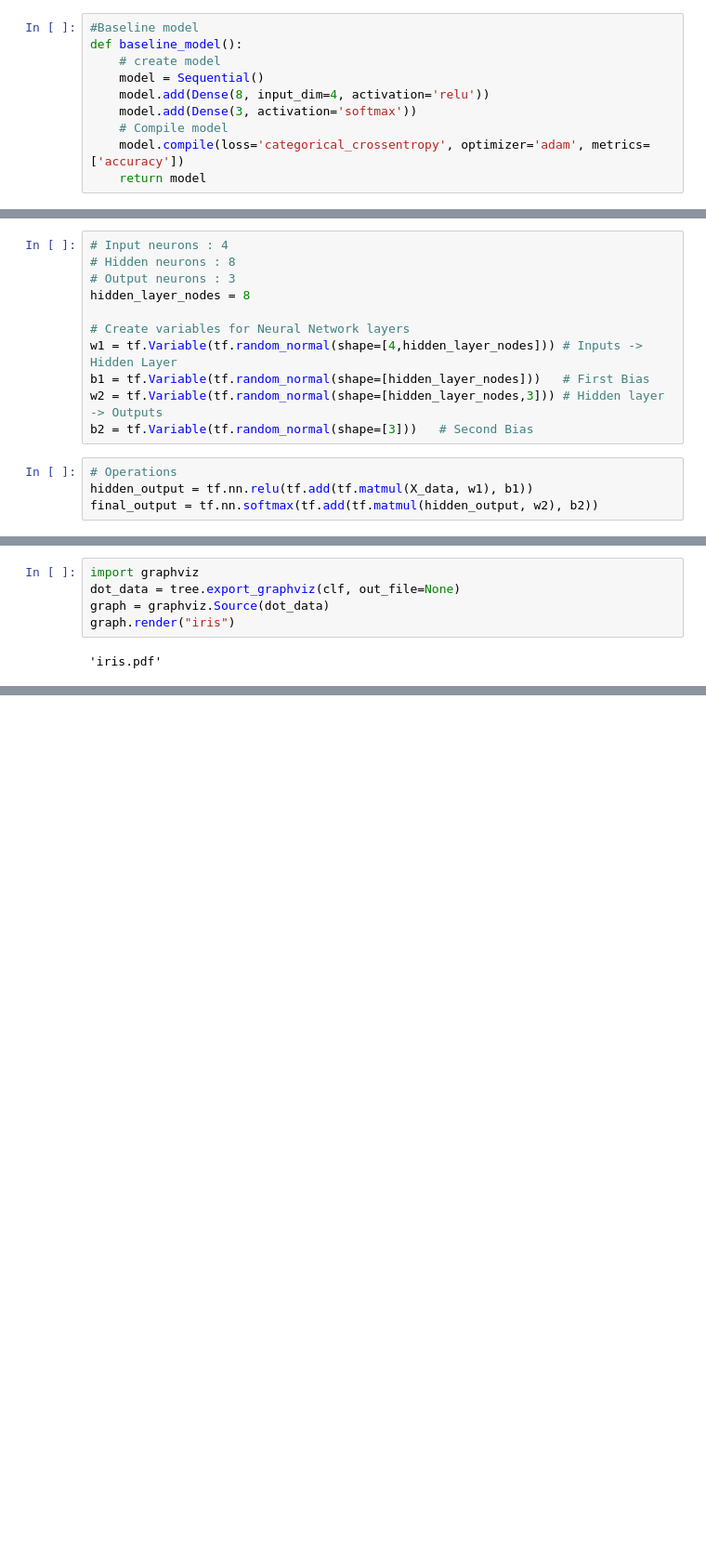
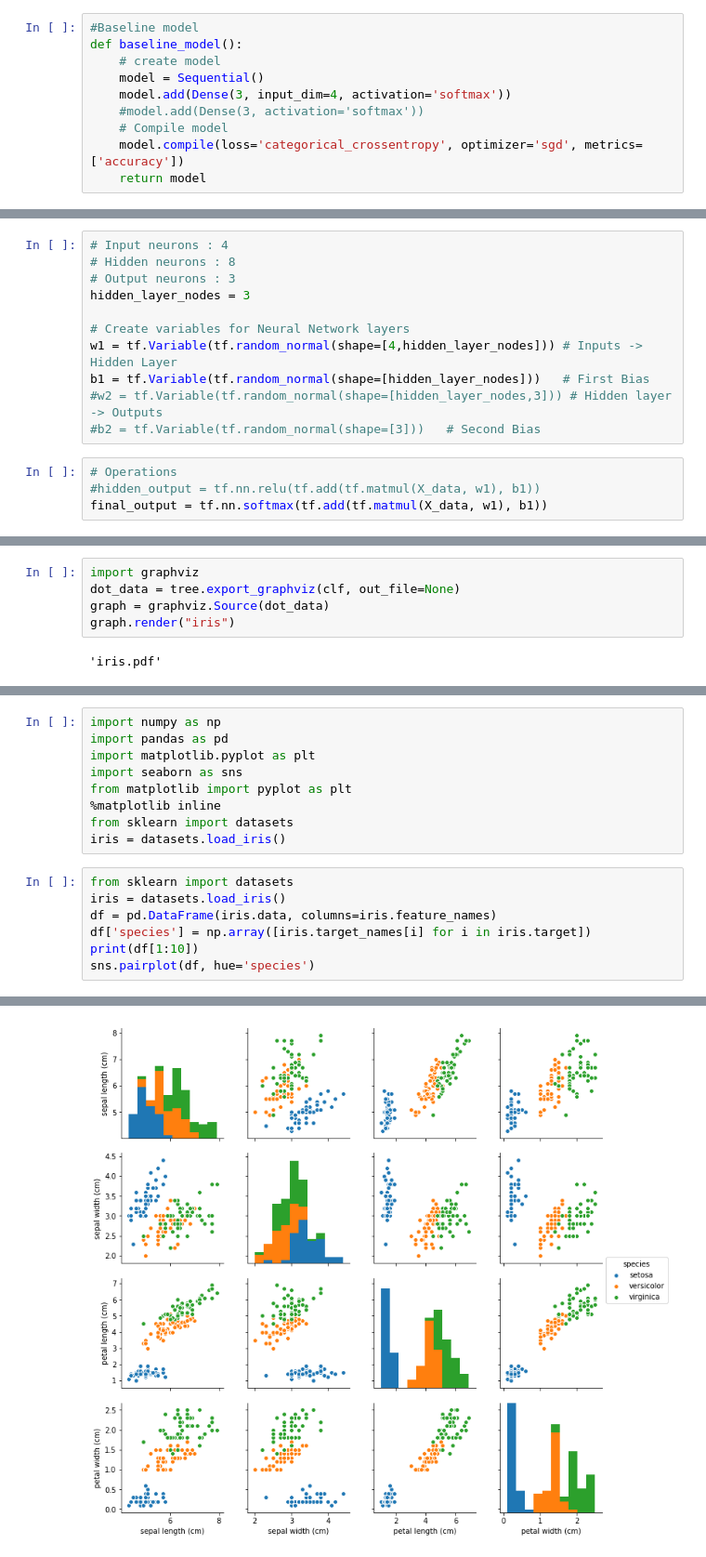
Before and after one commit to meethariprasad/research_works, a Jupyter notebook: datascience/Data Science Class.ipynb, the cells around one changed output, grey strips where cells are left out. Shown at 93% size. Cells and saved outputs as stored; diff of their text form; blank space fills up the shorter version.

```diff
--- a/datascience/Data Science Class.ipynb
+++ b/datascience/Data Science Class.ipynb
@@ -316,10 +337,10 @@ X.shape[1],Y.shape[1]
 def baseline_model():
     # create model
     model = Sequential()
-    model.add(Dense(8, input_dim=4, activation='relu'))
-    model.add(Dense(3, activation='softmax'))
+    model.add(Dense(3, input_dim=4, activation='softmax'))
+    #model.add(Dense(3, activation='softmax'))
     # Compile model
-    model.compile(loss='categorical_crossentropy', optimizer='adam', metrics=['accuracy'])
+    model.compile(loss='categorical_crossentropy', optimizer='sgd', metrics=['accuracy'])
     return model
 # %%
 model=baseline_model()
@@ -431,17 +450,17 @@ y_target = tf.placeholder(shape=[None, 3], dtype=tf.float32)
 # Input neurons : 4
 # Hidden neurons : 8
 # Output neurons : 3
-hidden_layer_nodes = 8
+hidden_layer_nodes = 3
 
 # Create variables for Neural Network layers
 w1 = tf.Variable(tf.random_normal(shape=[4,hidden_layer_nodes])) # Inputs -> Hidden Layer
 b1 = tf.Variable(tf.random_normal(shape=[hidden_layer_nodes]))   # First Bias
-w2 = tf.Variable(tf.random_normal(shape=[hidden_layer_nodes,3])) # Hidden layer -> Outputs
-b2 = tf.Variable(tf.random_normal(shape=[3]))   # Second Bias
+#w2 = tf.Variable(tf.random_normal(shape=[hidden_layer_nodes,3])) # Hidden layer -> Outputs
+#b2 = tf.Variable(tf.random_normal(shape=[3]))   # Second Bias
 # %%
 # Operations
-hidden_output = tf.nn.relu(tf.add(tf.matmul(X_data, w1), b1))
-final_output = tf.nn.softmax(tf.add(tf.matmul(hidden_output, w2), b2))
+#hidden_output = tf.nn.relu(tf.add(tf.matmul(X_data, w1), b1))
+final_output = tf.nn.softmax(tf.add(tf.matmul(X_data, w1), b1))
 # %% [markdown]
 ### Defining Cross Entropy Loss
 # %%
@@ -549,3 +585,20 @@ graph.render("iris")
 >>> graph
 # %% [output]
 [drawing not drawn]
+# %%
+import numpy as np
+import pandas as pd
+import matplotlib.pyplot as plt
+import seaborn as sns
+from matplotlib import pyplot as plt
+%matplotlib inline
+from sklearn import datasets
+iris = datasets.load_iris()
+# %%
+from sklearn import datasets
+iris = datasets.load_iris()
+df = pd.DataFrame(iris.data, columns=iris.feature_names)
+df['species'] = np.array([iris.target_names[i] for i in iris.target])
+print(df[1:10])
+sns.pairplot(df, hue='species')
+# %% [output]
@@ -551,0 +623 @@ graph.render("iris")
+[figure, added]
```
Also changed, not shown: parts of 37 cells of this notebook.
